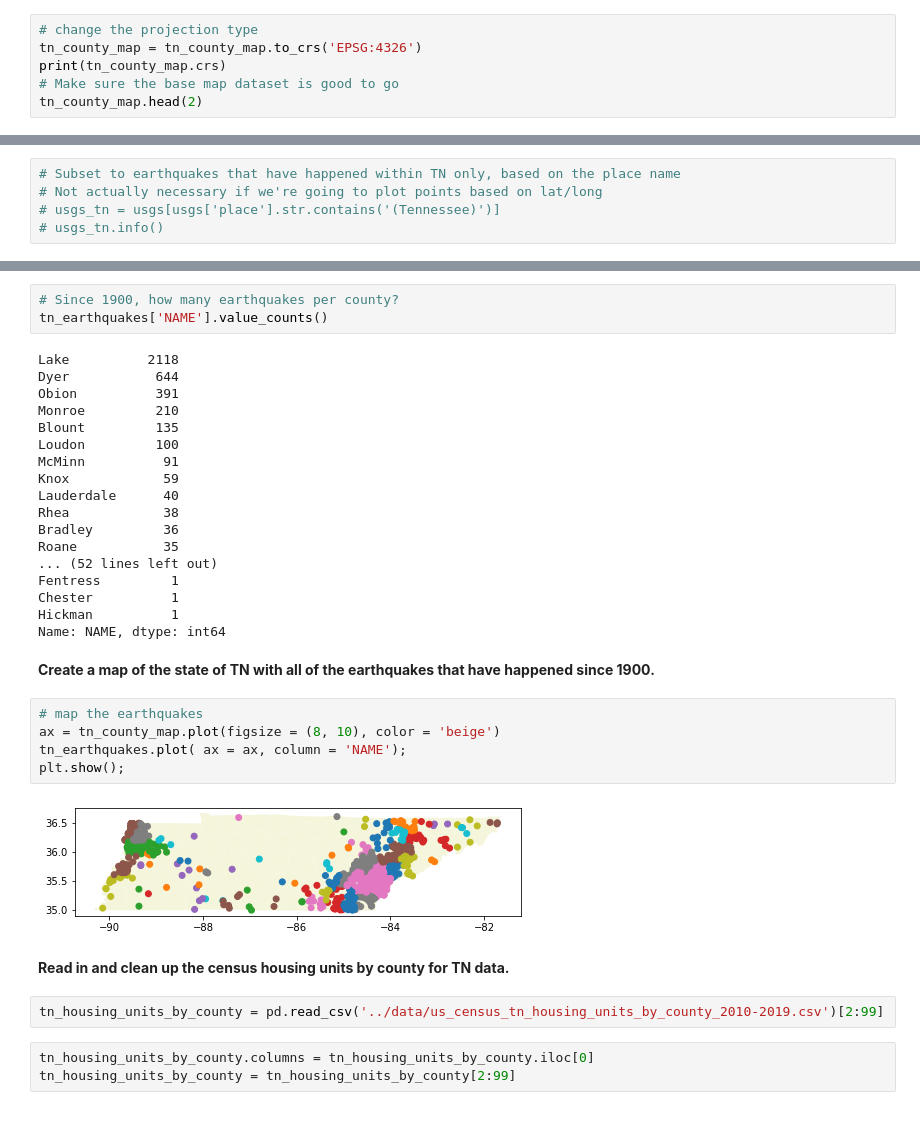
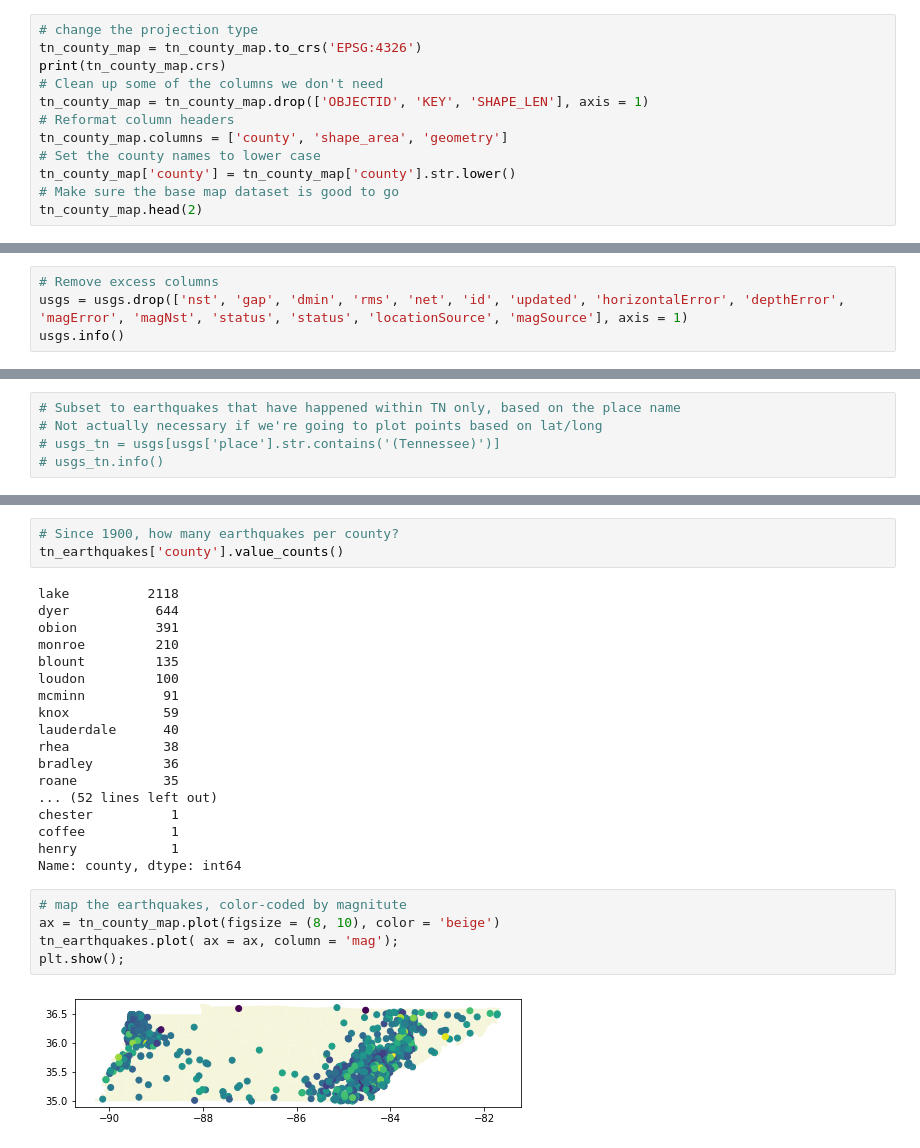
Before and after one commit to ocnrandolph/TNEG_Earthquakes, a Jupyter notebook: notebooks/dq3-TNEG-geospatial-data.ipynb, the cells around one changed output, grey strips where cells are left out. Drawn from its saved outputs; the diff is of its cells as text; blank space fills up the shorter version.

Commit message:
cleaning up data and geospatial notebook.

```diff
--- a/notebooks/dq3-TNEG-geospatial-data.ipynb
+++ b/notebooks/dq3-TNEG-geospatial-data.ipynb
@@ -94,6 +109,12 @@ Datum: World Geodetic System 1984
 # change the projection type
 tn_county_map = tn_county_map.to_crs('EPSG:4326')
 print(tn_county_map.crs)
+# Clean up some of the columns we don't need
+tn_county_map = tn_county_map.drop(['OBJECTID', 'KEY', 'SHAPE_LEN'], axis = 1)
+# Reformat column headers
+tn_county_map.columns = ['county', 'shape_area', 'geometry']
+# Set the county names to lower case
+tn_county_map['county'] = tn_county_map['county'].str.lower()
 # Make sure the base map dataset is good to go
 tn_county_map.head(2)
 # %% [output]
@@ -194,0 +254,4 @@ usgs.head()
+# %%
+# Remove excess columns
+usgs = usgs.drop(['nst', 'gap', 'dmin', 'rms', 'net', 'id', 'updated', 'horizontalError', 'depthError', 'magError', 'magNst', 'status', 'status', 'locationSource', 'magSource'], axis = 1)
+usgs.info()
@@ -236,37 +474,28 @@ tn_earthquakes
 # %%
 # Since 1900, how many earthquakes per county?
-tn_earthquakes['NAME'].value_counts()
+tn_earthquakes['county'].value_counts()
 # %% [output]
-Lake          2118
-Dyer           644
-Obion          391
-Monroe         210
-Blount         135
-Loudon         100
-McMinn          91
-Knox            59
-Lauderdale      40
-Rhea            38
-Bradley         36
-Roane           35
+lake          2118
+dyer           644
+obion          391
+monroe         210
+blount         135
+loudon         100
+mcminn          91
+knox            59
+lauderdale      40
+rhea            38
+bradley         36
+roane           35
 ... (52 lines left out)
-Fentress         1
-Chester          1
-Hickman          1
-Name: NAME, dtype: int64
+chester          1
+coffee           1
+henry            1
+Name: county, dtype: int64
-# %% [markdown]
-**Create a map of the state of TN with all of the earthquakes that have happened since 1900.**
 # %%
-# map the earthquakes
+# map the earthquakes, color-coded by magnitute
 ax = tn_county_map.plot(figsize = (8, 10), color = 'beige')
-tn_earthquakes.plot( ax = ax, column = 'NAME');
+tn_earthquakes.plot( ax = ax, column = 'mag');
 plt.show();
 # %% [output]
-[figure, old version]
+[figure, new version]
-# %% [markdown]
-**Read in and clean up the census housing units by county for TN data.**
-# %%
-tn_housing_units_by_county = pd.read_csv('../data/us_census_tn_housing_units_by_county_2010-2019.csv')[2:99]
-# %%
-tn_housing_units_by_county.columns = tn_housing_units_by_county.iloc[0]
-tn_housing_units_by_county = tn_housing_units_by_county[2:99]
```
Also changed, not shown: parts of 65 cells of this notebook.
